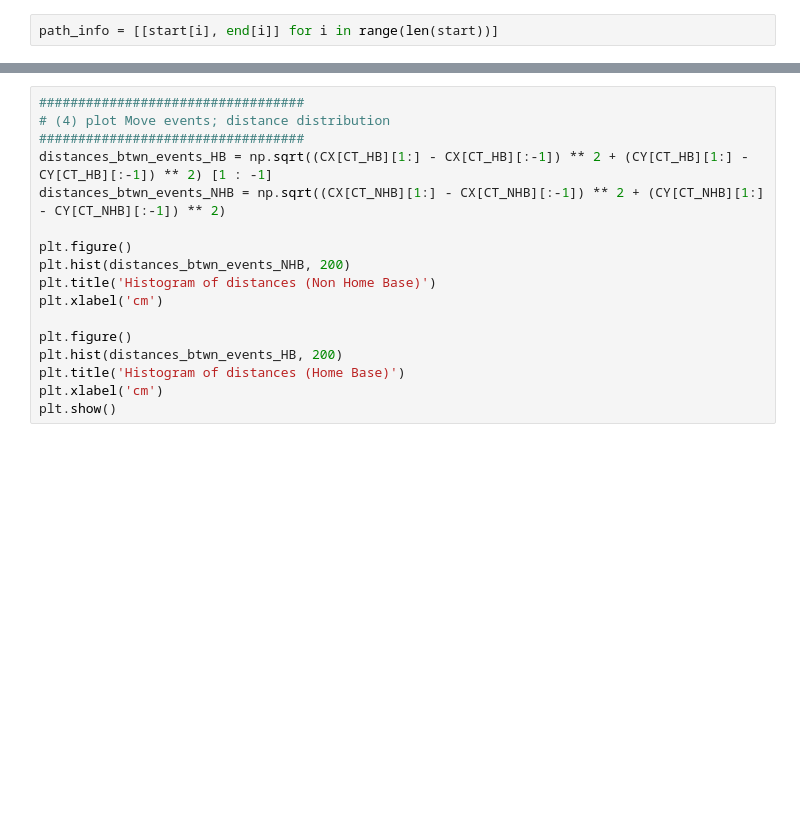
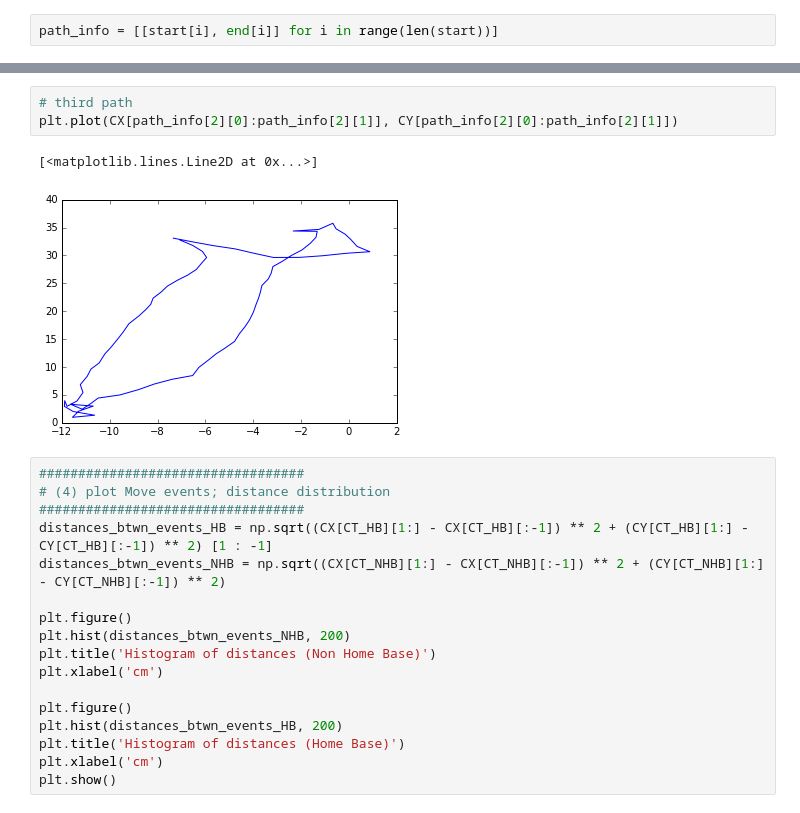
Before and after one commit to togawa28/mousestyles, a Jupyter notebook: mousestyles/Tomo_explore_path.ipynb, the cells around one changed output, grey strips where cells are left out. Cells and saved outputs as stored; diff of their text form; blank space fills up the shorter version.

```diff
--- a/mousestyles/Tomo_explore_path.ipynb
+++ b/mousestyles/Tomo_explore_path.ipynb
@@ -156,3 +103,9 @@ len(path_info), path_info[:5]
+# %%
+# third path
+plt.plot(CX[path_info[2][0]:path_info[2][1]], CY[path_info[2][0]:path_info[2][1]])
+# %% [output]
+[<matplotlib.lines.Line2D at 0x...>]
+[figure, added]
 # %%
 ##################################
 # (4) plot Move events; distance distribution
```
Also changed, not shown: parts of 9 cells of this notebook.
